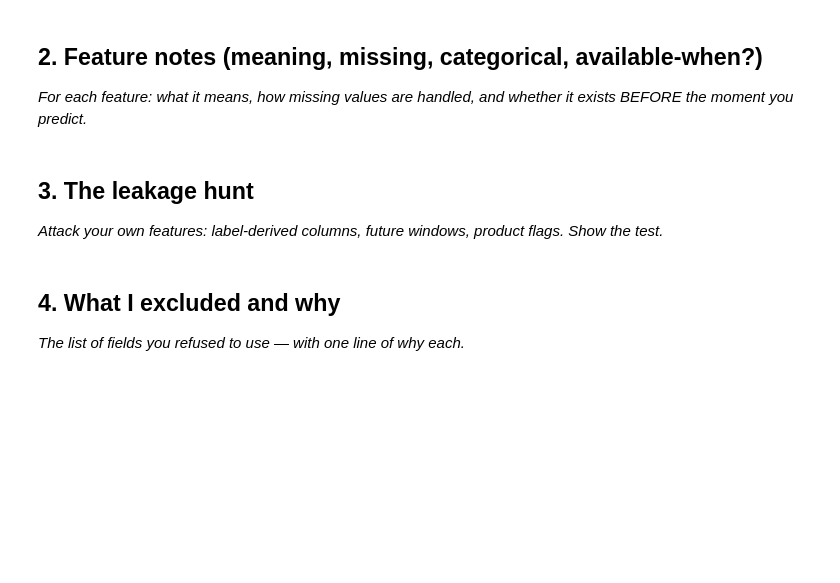
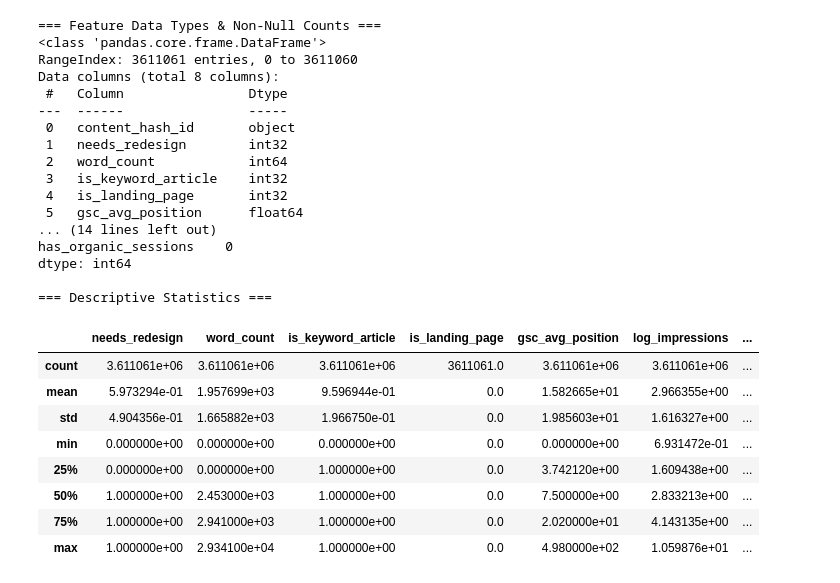
Before and after one commit to MihirJayswal812007/Flyrank-Internship, a Jupyter notebook: work/notebooks/w03_feature_leakage_check.ipynb, the cells around one changed output. Drawn from its saved outputs; the diff is of its cells as text; code cells hidden in the pictures; blank space fills up the shorter version.

```diff
--- a/work/notebooks/w03_feature_leakage_check.ipynb
+++ b/work/notebooks/w03_feature_leakage_check.ipynb
@@ -13,7 +97,39 @@ This skeleton is yours to fill. Work the sections **in order** — each one has
 # %%
 # This cell is for CODE (numbers, a query, a check).
 # Write your text answer in the cell ABOVE this one — typing sentences here breaks Run All.
+# Verify feature data types, missing values, and statistical distributions
+print("=== Feature Data Types & Non-Null Counts ===")
+print(df_features.info())
+
+print("\n=== Missing Value Verification (Must be all 0) ===")
+print(df_features.isnull().sum())
+
+print("\n=== Descriptive Statistics ===")
+display(df_features.describe())
+# %% [output]
+=== Feature Data Types & Non-Null Counts ===
+<class 'pandas.core.frame.DataFrame'>
+RangeIndex: 3611061 entries, 0 to 3611060
+Data columns (total 8 columns):
+ #   Column                Dtype
+---  ------                -----
+ 0   content_hash_id       object
+ 1   needs_redesign        int32
+ 2   word_count            int64
+ 3   is_keyword_article    int32
+ 4   is_landing_page       int32
+ 5   gsc_avg_position      float64
+... (14 lines left out)
+has_organic_sessions    0
+dtype: int64
+
+=== Descriptive Statistics ===
+|  | needs_redesign | word_count | is_keyword_article | is_landing_page | gsc_avg_position | log_impressions | ... |
+| count | 3.611061e+06 | 3.611061e+06 | 3.611061e+06 | 3611061.0 | 3.611061e+06 | 3.611061e+06 | ... |
+| mean | 5.973294e-01 | 1.957699e+03 | 9.596944e-01 | 0.0 | 1.582665e+01 | 2.966355e+00 | ... |
+| std | 4.904356e-01 | 1.665882e+03 | 1.966750e-01 | 0.0 | 1.985603e+01 | 1.616327e+00 | ... |
+| min | 0.000000e+00 | 0.000000e+00 | 0.000000e+00 | 0.0 | 0.000000e+00 | 6.931472e-01 | ... |
+| 25% | 0.000000e+00 | 0.000000e+00 | 1.000000e+00 | 0.0 | 3.742120e+00 | 1.609438e+00 | ... |
+| 50% | 1.000000e+00 | 2.453000e+03 | 1.000000e+00 | 0.0 | 7.500000e+00 | 2.833213e+00 | ... |
+| 75% | 1.000000e+00 | 2.941000e+03 | 1.000000e+00 | 0.0 | 2.020000e+01 | 4.143135e+00 | ... |
+| max | 1.000000e+00 | 2.934100e+04 | 1.000000e+00 | 0.0 | 4.980000e+02 | 1.059876e+01 | ... |
-# %% [markdown]
-## 2. Feature notes (meaning, missing, categorical, available-when?)
-
-*For each feature: what it means, how missing values are handled, and whether it exists BEFORE the moment you predict.*
@@ -23,4 +135,0 @@ This skeleton is yours to fill. Work the sections **in order** — each one has
-# %% [markdown]
-## 3. The leakage hunt
-
-*Attack your own features: label-derived columns, future windows, product flags. Show the test.*
@@ -30,4 +135,0 @@ This skeleton is yours to fill. Work the sections **in order** — each one has
-# %% [markdown]
-## 4. What I excluded and why
-
-*The list of fields you refused to use — with one line of why each.*
```
Also changed, not shown: parts of 12 cells of this notebook.
